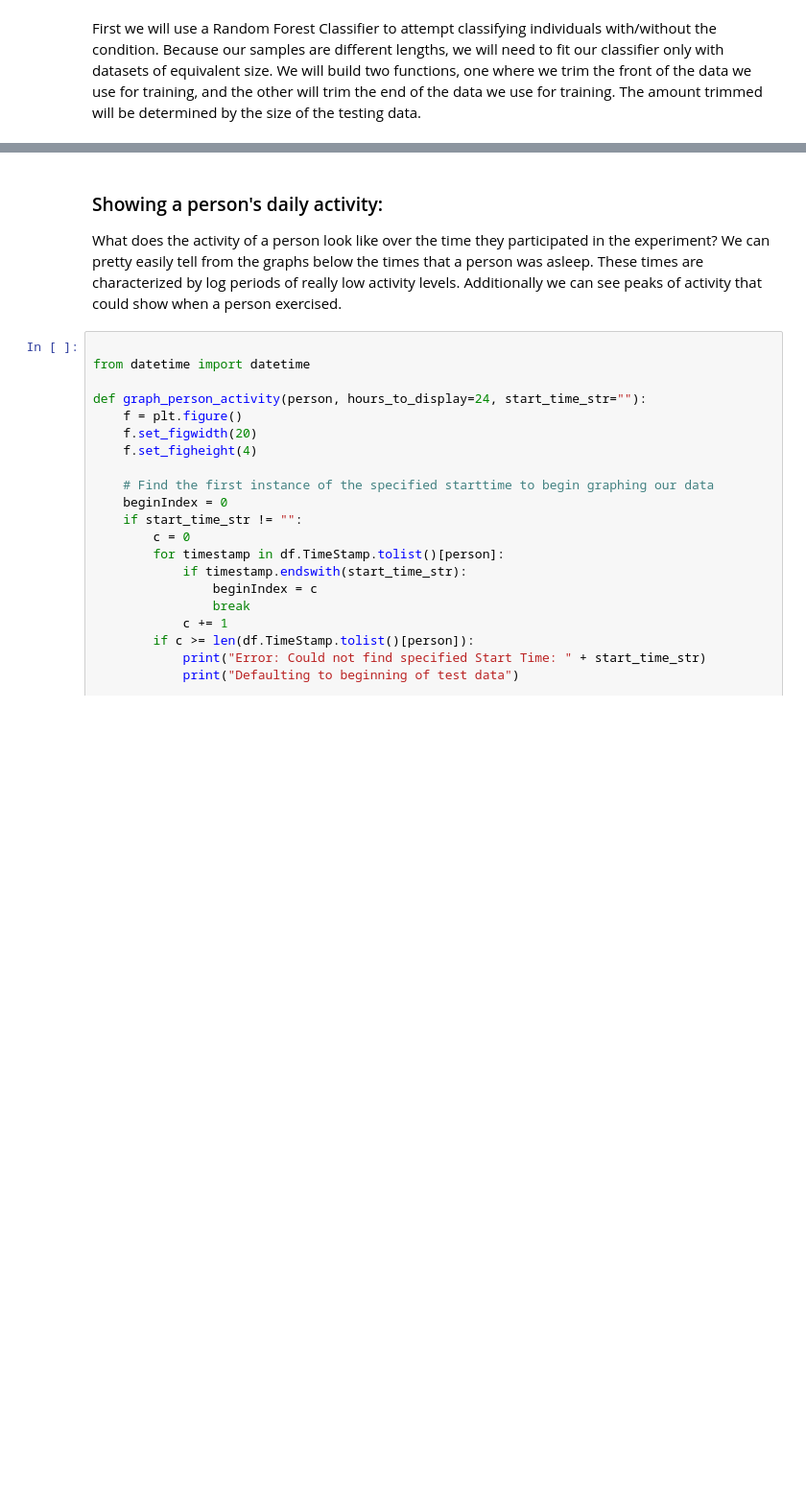
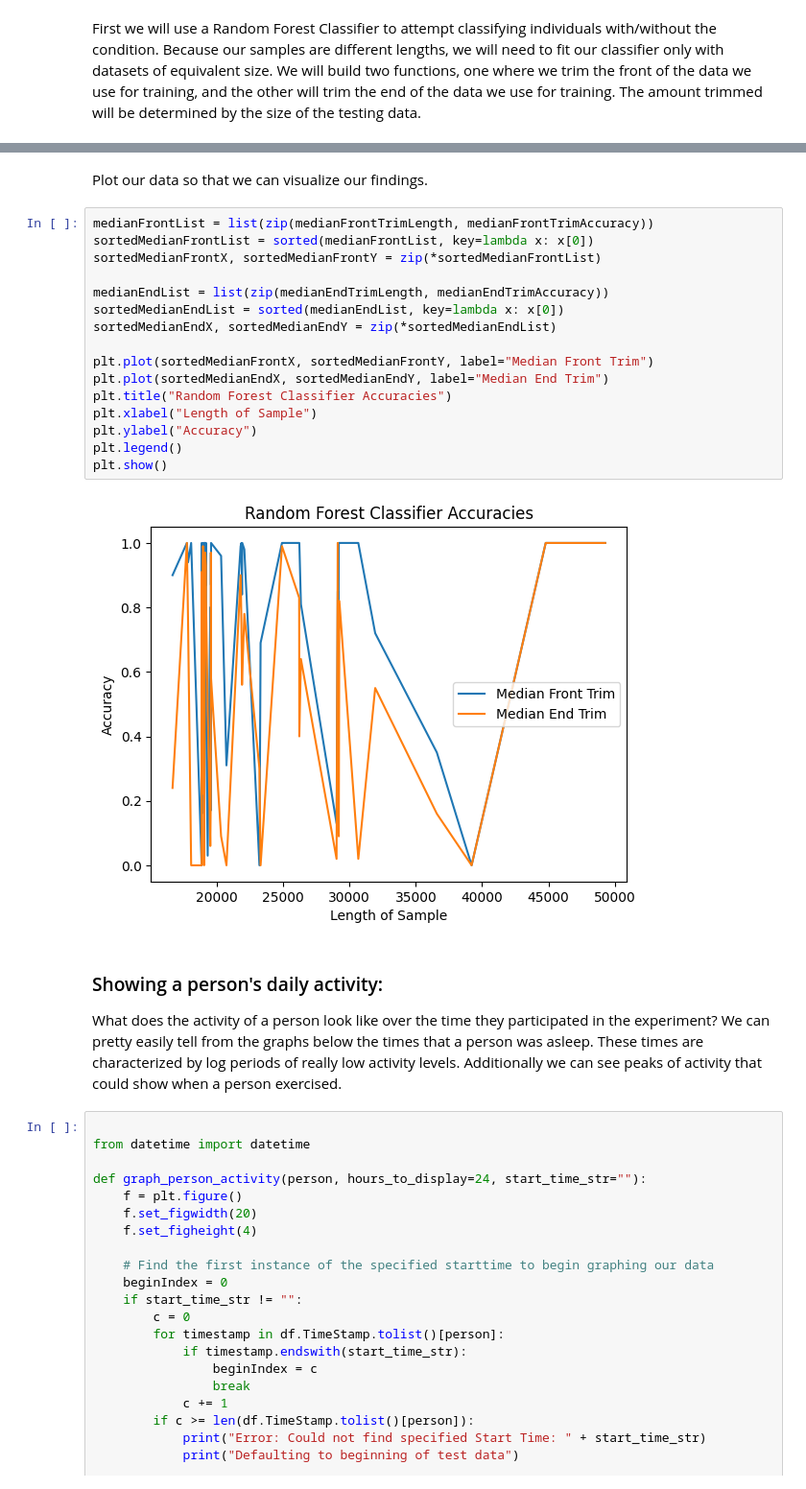
Before and after one commit to davevstorey/CS5080_TS, a Jupyter notebook: main.ipynb, the cells around one changed output, grey strips where cells are left out. Shown at 96% size. Saved outputs shown, nothing was run; the diff lists cells and outputs as text; blank space fills up the shorter version.

```diff
--- a/main.ipynb
+++ b/main.ipynb
@@ -159,3 +220,23 @@ for train_index, test_index in sss.split(x, y):
+# %% [markdown]
+Plot our data so that we can visualize our findings.
+# %%
+medianFrontList = list(zip(medianFrontTrimLength, medianFrontTrimAccuracy))
+sortedMedianFrontList = sorted(medianFrontList, key=lambda x: x[0])
+sortedMedianFrontX, sortedMedianFrontY = zip(*sortedMedianFrontList)
+
+medianEndList = list(zip(medianEndTrimLength, medianEndTrimAccuracy))
+sortedMedianEndList = sorted(medianEndList, key=lambda x: x[0])
+sortedMedianEndX, sortedMedianEndY = zip(*sortedMedianEndList)
+
+plt.plot(sortedMedianFrontX, sortedMedianFrontY, label="Median Front Trim")
+plt.plot(sortedMedianEndX, sortedMedianEndY, label="Median End Trim")
+plt.title("Random Forest Classifier Accuracies")
+plt.xlabel("Length of Sample")
+plt.ylabel("Accuracy")
+plt.legend()
+plt.show()
+# %% [output]
+[figure, added]
 # %% [markdown]
 ### Showing a person's daily activity:
 
```
Also changed, not shown: parts of 11 cells of this notebook.
